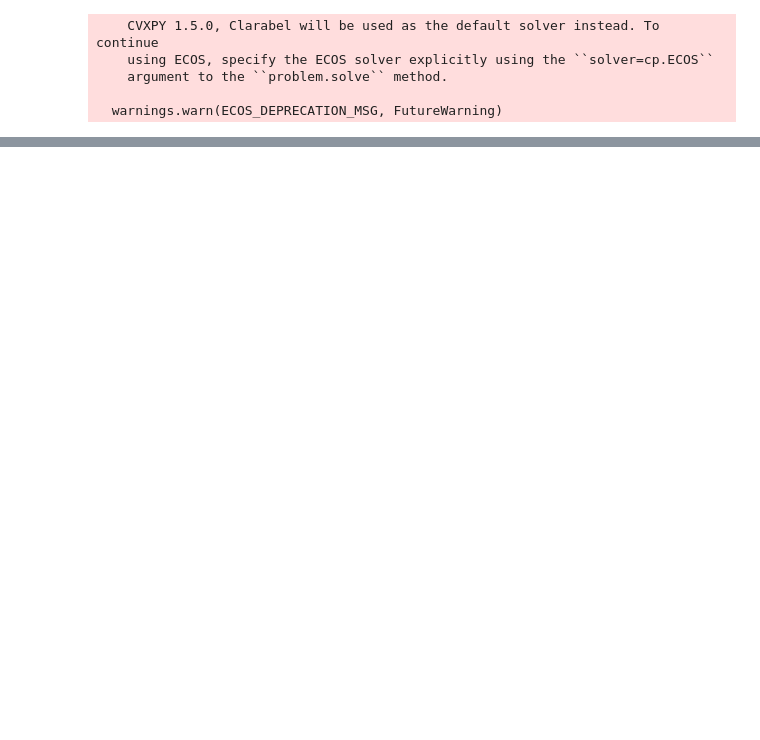
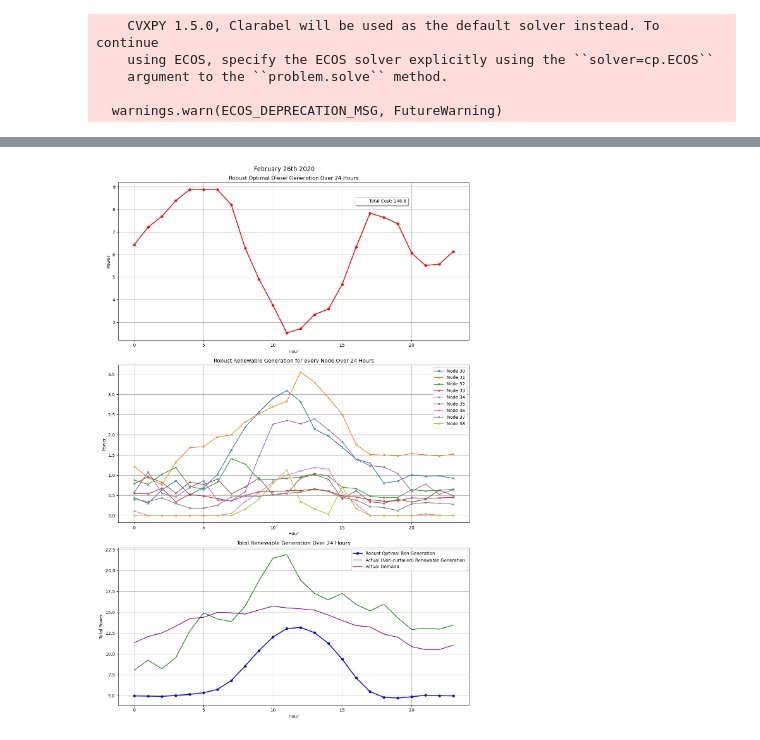
Before and after one commit to carlacupcake/CE295-OPF, a Jupyter notebook: Multiperiod.ipynb, the cells around one changed output, grey strips where cells are left out. Cells and saved outputs as stored; diff of their text form; code cells hidden in the pictures; blank space fills up the shorter version.

```diff
--- a/Multiperiod.ipynb
+++ b/Multiperiod.ipynb
@@ -390,2 +442,51 @@ plt.show()
+# %%
+#ROBUST
+import matplotlib.patches as mpatches
+
+diesel_power_robust = res_robust.diesel.flatten()
+renewable_power_robust = res_robust.renew
+cost_robust=np.round(res_robust.value,2)
+
+plt.figure(figsize=(12, 18))
+
+plt.suptitle("February 26th 2020", fontsize=14)
+
+plt.subplot(3, 1, 1)
+plt.plot(diesel_power_robust, color='red', marker='o', linestyle='-', linewidth=2, markersize=5)
+plt.title('Robust Optimal Diesel Generation Over 24 Hours')
+plt.xlabel('Hour')
+plt.ylabel('Power')
+cost_patch_robust = mpatches.Patch(color='white', label=f'Total Cost: {cost_robust}')
+plt.legend(handles=[cost_patch_robust], loc='upper center', bbox_to_anchor=(.75, .92),
+           fancybox=True, shadow=True, ncol=1)
+plt.grid(True)
+
+
+plt.subplot(3, 1, 2)
+for i in range(9):
+    plt.plot(renewable_power_robust[i, :], marker='x', linestyle='-', linewidth=1.5, markersize=4, label=f'Node {i+30}')
+plt.title('Robust Renewable Generation for every Node Over 24 Hours')
+plt.xlabel('Hour')
+plt.ylabel('Power')
+plt.legend()
+plt.grid(True)
+
+
+plt.subplot(3, 1, 3)
+total_renewable_power_robust = np.sum(renewable_power_robust, axis=0)
+plt.plot(total_renewable_power_robust, color='blue', marker='o', linestyle='-', linewidth=2, markersize=5, label='Robust Optimal Ren Generation')
+plt.plot(aggregated_ren_power, linestyle='-', color='green', label='Actual (Non-curtailed) Renewable Generation')
+plt.plot(aggregated_real_power, linestyle='-', color='purple', label='Actual Demand')
+plt.title('Total Renewable Generation Over 24 Hours')
+plt.xlabel('Hour')
+plt.ylabel('Total Power')
+plt.legend()
+plt.grid(True)
+
+# Adjusting layout and showing the plot
+plt.tight_layout(rect=[0, 0, 1, 0.99])
+plt.show()
+# %% [output]
+[figure, added]
 # %%
 
```
Also changed, not shown: parts of 11 cells of this notebook, 8 other files.
